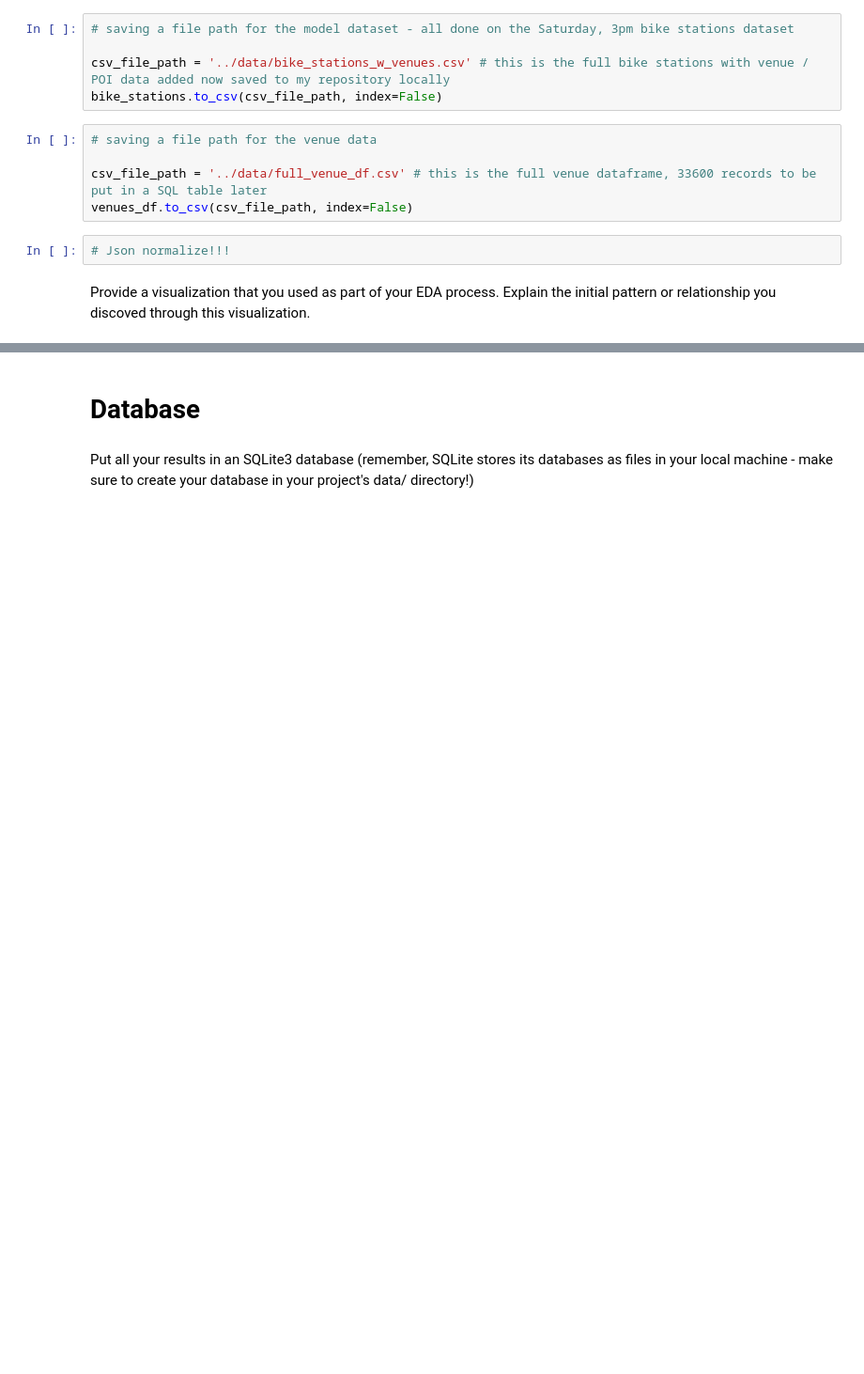
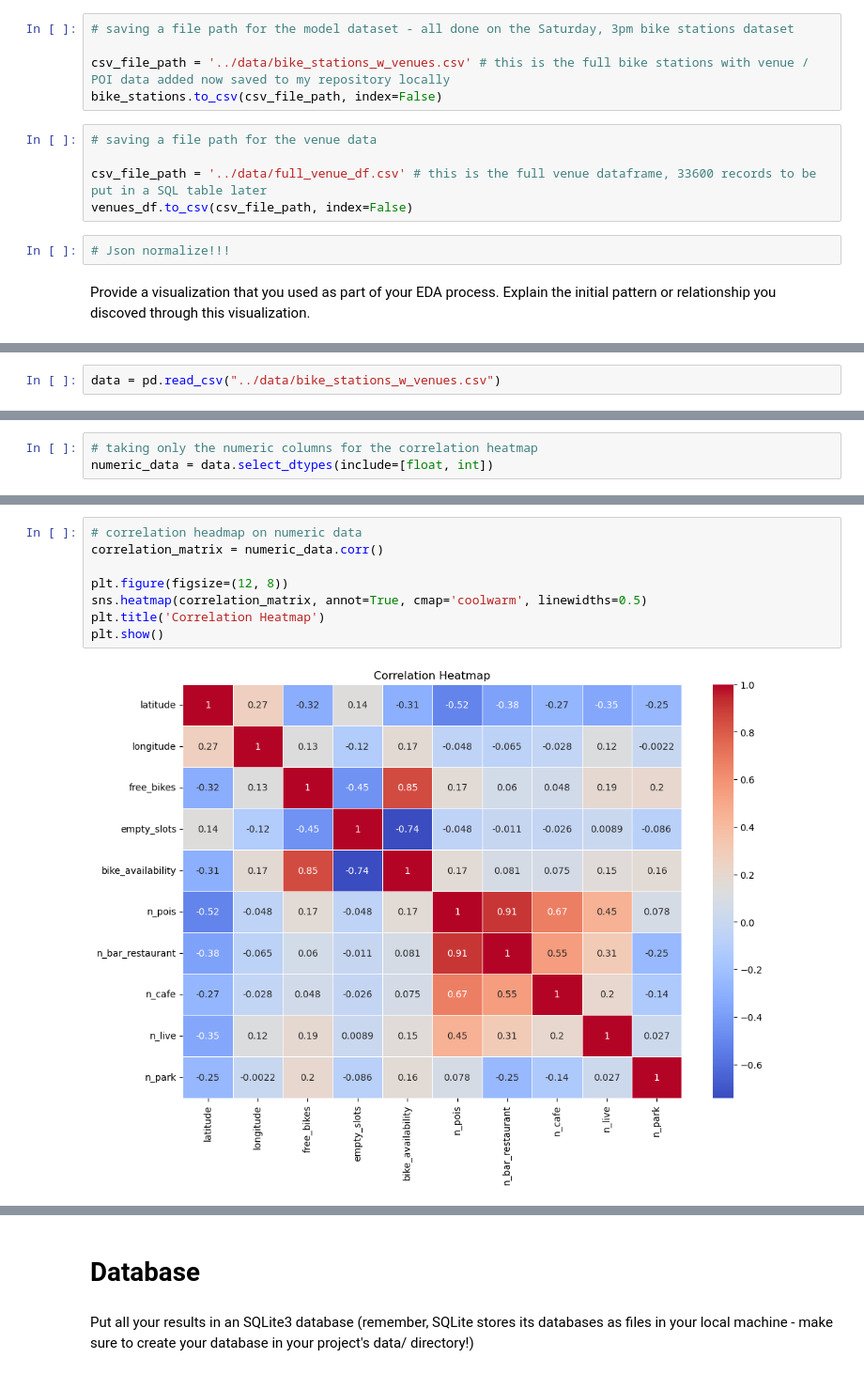
Before and after one commit to tjjdoherty/python-statistical-modelling, a Jupyter notebook: notebooks/joining_data.ipynb, the cells around one changed output, grey strips where cells are left out. Shown: that part at 94% size. Cells and saved outputs as stored; diff of their text form; blank space fills up the shorter version.

```diff
--- a/notebooks/joining_data.ipynb
+++ b/notebooks/joining_data.ipynb
@@ -275,0 +280,2 @@ Provide a visualization that you used as part of your EDA process. Explain the i
+# %%
+data = pd.read_csv("../data/bike_stations_w_venues.csv")
@@ -275,0 +298,3 @@ Provide a visualization that you used as part of your EDA process. Explain the i
+# %%
+# taking only the numeric columns for the correlation heatmap
+numeric_data = data.select_dtypes(include=[float, int])
@@ -275,0 +315,10 @@ Provide a visualization that you used as part of your EDA process. Explain the i
+# %%
+# correlation headmap on numeric data
+correlation_matrix = numeric_data.corr()
+
+plt.figure(figsize=(12, 8))
+sns.heatmap(correlation_matrix, annot=True, cmap='coolwarm', linewidths=0.5)
+plt.title('Correlation Heatmap')
+plt.show()
+# %% [output]
+[figure, added]
```
Also changed, not shown: parts of 18 cells of this notebook, 11 other files.
